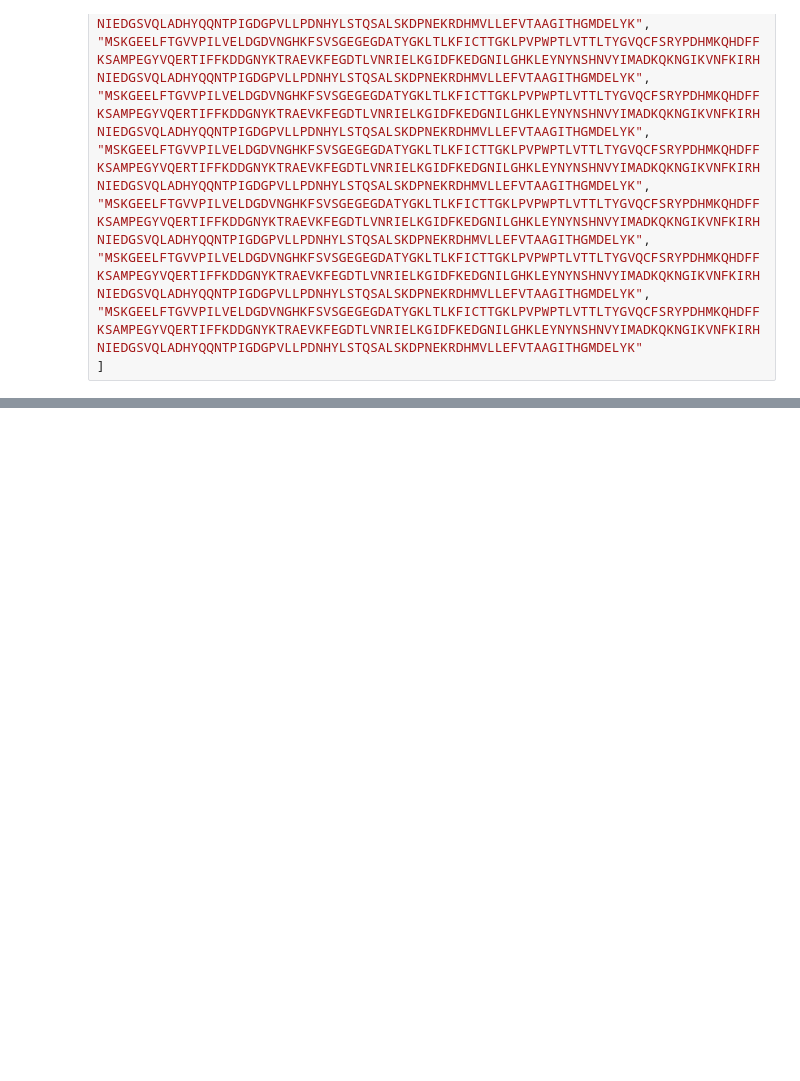
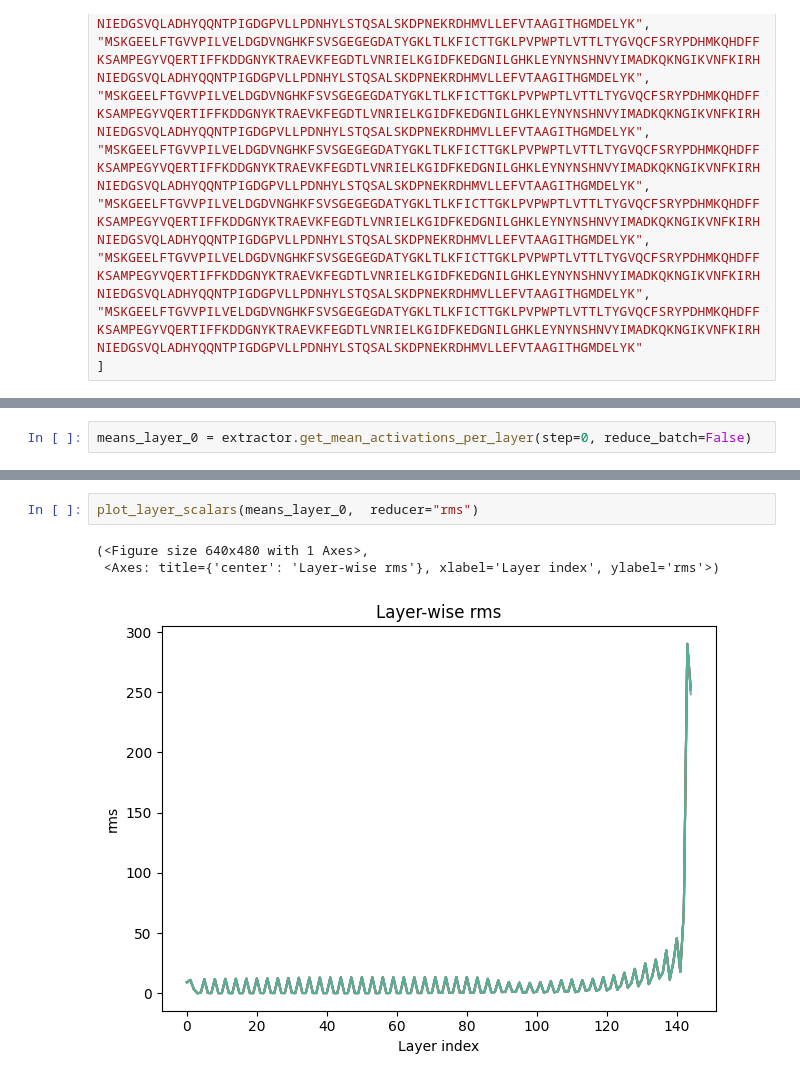
Before and after one commit to Thomasbush9/protein_interpretability, a Jupyter notebook: src/protein_interpretability/esm_interpretability.ipynb, the cells around one changed output, grey strips where cells are left out. Drawn from its saved outputs; the diff is of its cells as text; blank space fills up the shorter version.

```diff
--- a/src/protein_interpretability/esm_interpretability.ipynb
+++ b/src/protein_interpretability/esm_interpretability.ipynb
@@ -61,0 +96,2 @@ fig, ax = plot_all_layers_sorted_paged(extractor.get_step(0))
+# %%
+means_layer_0 = extractor.get_mean_activations_per_layer(step=0, reduce_batch=False)
@@ -61,0 +177,6 @@ fig, ax = plot_all_layers_sorted_paged(extractor.get_step(0))
+# %%
+plot_layer_scalars(means_layer_0,  reducer="rms")
+# %% [output]
+(<Figure size 640x480 with 1 Axes>,
+ <Axes: title={'center': 'Layer-wise rms'}, xlabel='Layer index', ylabel='rms'>)
+[figure, added]
```
Also changed, not shown: parts of 9 cells of this notebook, 2 other files.
